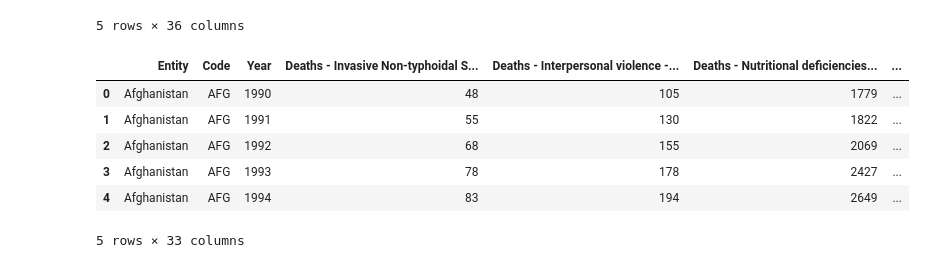
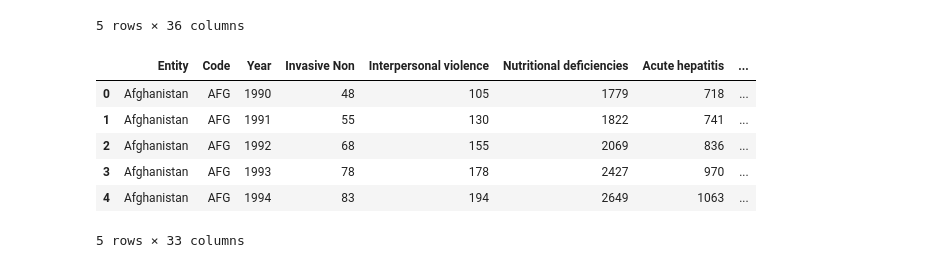
Before and after one commit to chgallegos/CAPSTONE-mortality-prediction, a Jupyter notebook: create_db_tables.ipynb, the cells around one changed output. Drawn from its saved outputs; the diff is of its cells as text; code cells hidden in the pictures.

Commit message:
clean header names

```diff
--- a/create_db_tables.ipynb
+++ b/create_db_tables.ipynb
@@ -21,15 +21,16 @@ health_data.head()
 | 4 | Population, total | SP.POP.TOTL | Andorra | AND | 54508 | 56666 | 58882 | ... |
 5 rows × 36 columns
 # %%
-# Import input dataset and add Age Group column
-df_under5 = pd.read_csv('data/causes-of-death-in-children-under-5.csv')
+# Import input dataset, add Age Group column, and clean header names
+df_under5 = pd.read_csv('raw_data/causes-of-death-in-children-under-5.csv')
 df_under5['Age Group'] = 'Under 5'
+df_under5.columns = [col if len(col.split('-')) <= 1 else col.split('-')[1].strip() for col in df_under5.columns.values]
 df_under5.head()
 # %% [output]
-|  | Entity | Code | Year | Deaths - Invasive Non-typhoidal S... | Deaths - Interpersonal violence -... | Deaths - Nutritional deficiencies... | ... |
-| 0 | Afghanistan | AFG | 1990 | 48 | 105 | 1779 | ... |
-| 1 | Afghanistan | AFG | 1991 | 55 | 130 | 1822 | ... |
-| 2 | Afghanistan | AFG | 1992 | 68 | 155 | 2069 | ... |
-| 3 | Afghanistan | AFG | 1993 | 78 | 178 | 2427 | ... |
-| 4 | Afghanistan | AFG | 1994 | 83 | 194 | 2649 | ... |
+|  | Entity | Code | Year | Invasive Non | Interpersonal violence | Nutritional deficiencies | Acute hepatitis | ... |
+| 0 | Afghanistan | AFG | 1990 | 48 | 105 | 1779 | 718 | ... |
+| 1 | Afghanistan | AFG | 1991 | 55 | 130 | 1822 | 741 | ... |
+| 2 | Afghanistan | AFG | 1992 | 68 | 155 | 2069 | 836 | ... |
+| 3 | Afghanistan | AFG | 1993 | 78 | 178 | 2427 | 970 | ... |
+| 4 | Afghanistan | AFG | 1994 | 83 | 194 | 2649 | 1063 | ... |
 5 rows × 33 columns
```
Also changed, not shown: parts of 15 cells of this notebook.
